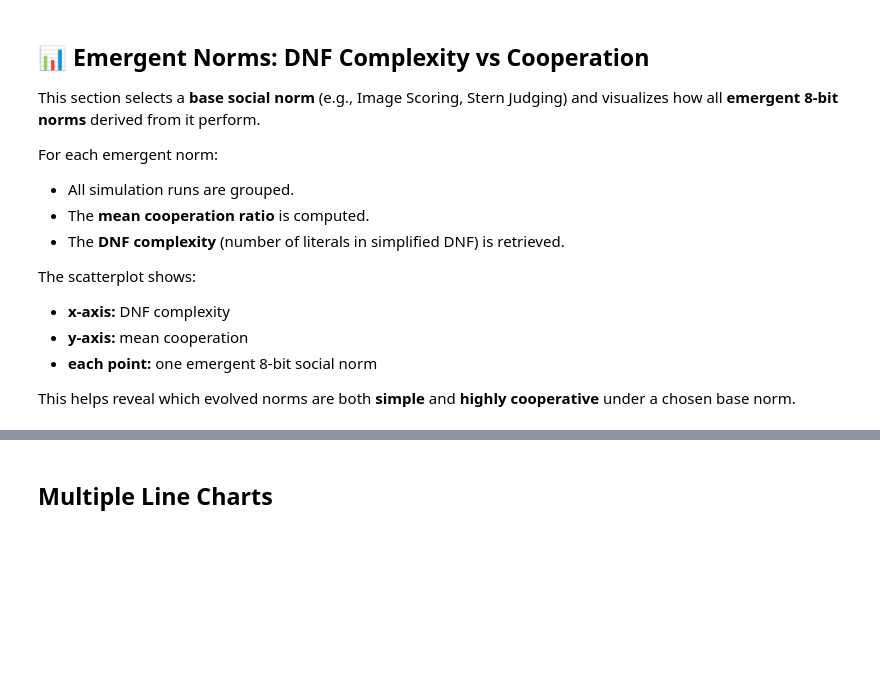
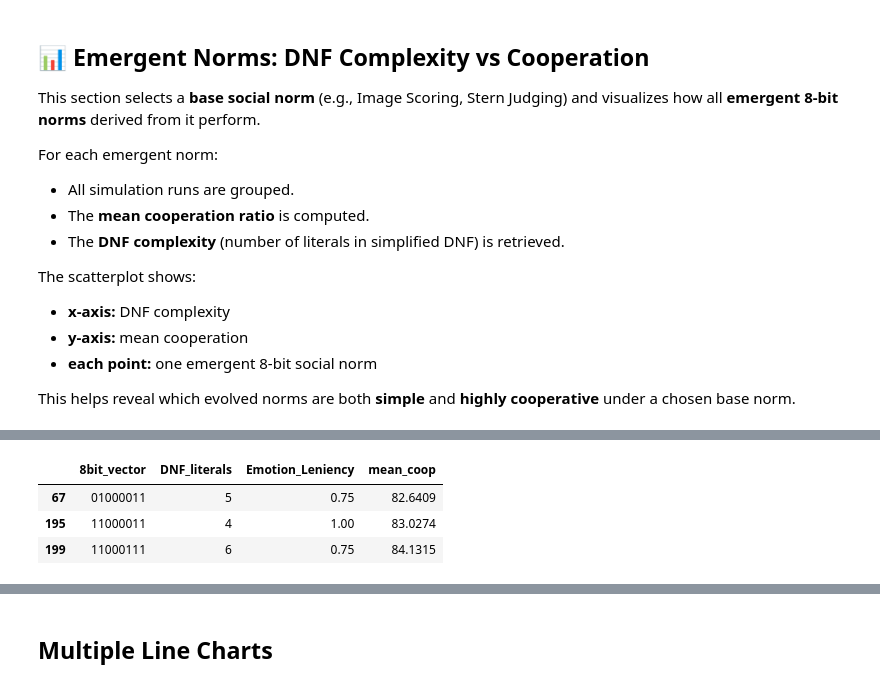
Before and after one commit to cfonsecahenrique/SNARE, a Jupyter notebook: results_reader.ipynb, the cells around one changed output, grey strips where cells are left out. Saved outputs shown, nothing was run; the diff lists cells and outputs as text; code cells hidden in the pictures; blank space fills up the shorter version.

```diff
--- a/results_reader.ipynb
+++ b/results_reader.ipynb
@@ -275,7 +322,7 @@ plot
 # %%
 # 1. Choose base norm (must match identify_base_norm output)
-chosen_base_norm = "Shunning"   # ← adjust as needed
-chosen_gamma = 0.2
+chosen_base_norm = "Image Scoring"   # ← adjust as needed
+chosen_gamma = 0.8
 
 # Filter only runs that originate from this base norm
 filtered = merged_df[merged_df["base_social_norm"] == chosen_base_norm].copy()
@@ -289,9 +336,14 @@ grouped = (
             .agg(mean_coop=("average_cooperation", "mean"))
 )
 
-elites = grouped[grouped.mean_coop >= 90]
+elites = grouped[grouped.mean_coop >= 80]
 # %%
-filtered
+elites
+# %% [output]
+|  | 8bit_vector | DNF_literals | Emotion_Leniency | mean_coop |
+| 67 | 01000011 | 5 | 0.75 | 82.6409 |
+| 195 | 11000011 | 4 | 1.00 | 83.0274 |
+| 199 | 11000111 | 6 | 0.75 | 84.1315 |
 # %%
 # Split the bitstrings into columns
 bits = elites["8bit_vector"].apply(lambda s: pd.Series(list(s))).astype(int)
```
Also changed, not shown: parts of 10 cells of this notebook, 2 other files.
